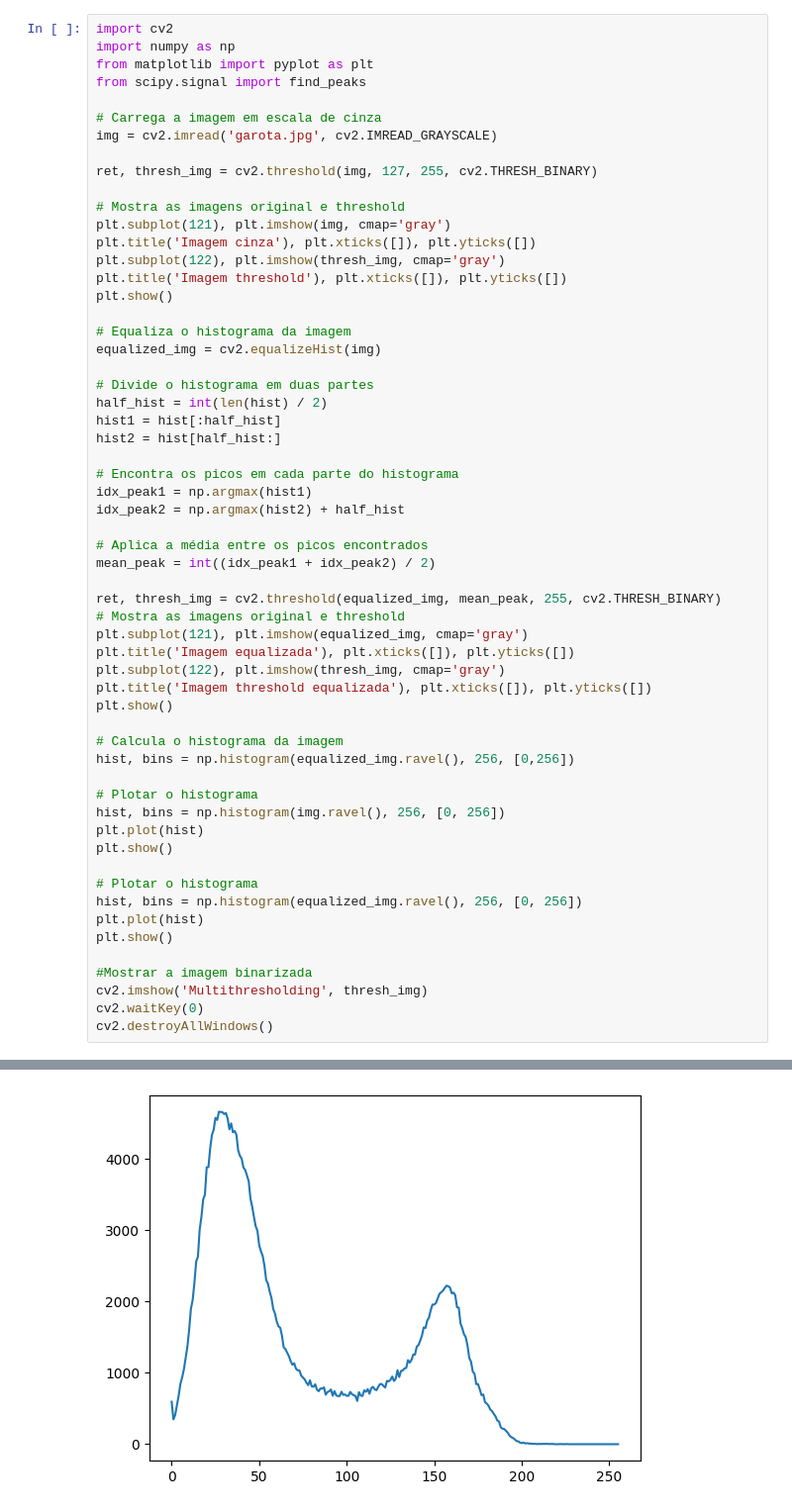
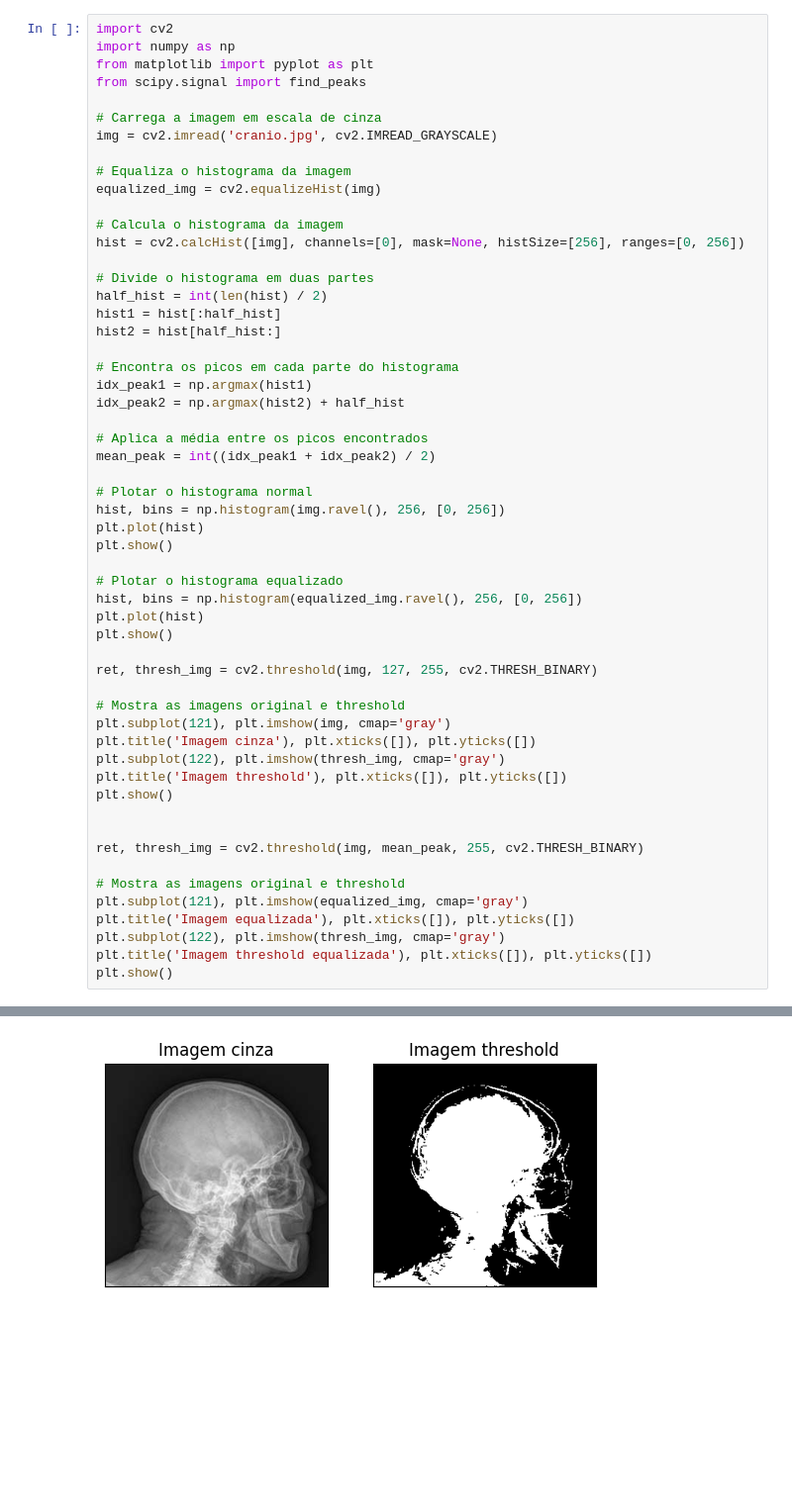
Before and after one commit to vods18/visao-computacional, a Jupyter notebook: workflow.ipynb, the cells around one changed output, grey strips where cells are left out. Shown at 99% size. Saved outputs shown, nothing was run; the diff lists cells and outputs as text; blank space fills up the shorter version.

```diff
--- a/workflow.ipynb
+++ b/workflow.ipynb
@@ -84,19 +29,13 @@ from matplotlib import pyplot as plt
 from scipy.signal import find_peaks
 
 # Carrega a imagem em escala de cinza
-img = cv2.imread('garota.jpg', cv2.IMREAD_GRAYSCALE)
-
-ret, thresh_img = cv2.threshold(img, 127, 255, cv2.THRESH_BINARY)
-
-# Mostra as imagens original e threshold
-plt.subplot(121), plt.imshow(img, cmap='gray')
-plt.title('Imagem cinza'), plt.xticks([]), plt.yticks([])
-plt.subplot(122), plt.imshow(thresh_img, cmap='gray')
-plt.title('Imagem threshold'), plt.xticks([]), plt.yticks([])
-plt.show()
+img = cv2.imread('cranio.jpg', cv2.IMREAD_GRAYSCALE)
 
 # Equaliza o histograma da imagem
 equalized_img = cv2.equalizeHist(img)
+
+# Calcula o histograma da imagem
+hist = cv2.calcHist([img], channels=[0], mask=None, histSize=[256], ranges=[0, 256])
 
 # Divide o histograma em duas partes
 half_hist = int(len(hist) / 2)
@@ -110,29 +49,32 @@ idx_peak2 = np.argmax(hist2) + half_hist
 # Aplica a média entre os picos encontrados
 mean_peak = int((idx_peak1 + idx_peak2) / 2)
 
-ret, thresh_img = cv2.threshold(equalized_img, mean_peak, 255, cv2.THRESH_BINARY)
+# Plotar o histograma normal
+hist, bins = np.histogram(img.ravel(), 256, [0, 256])
+plt.plot(hist)
+plt.show()
+
+# Plotar o histograma equalizado
+hist, bins = np.histogram(equalized_img.ravel(), 256, [0, 256])
+plt.plot(hist)
+plt.show()
+
+ret, thresh_img = cv2.threshold(img, 127, 255, cv2.THRESH_BINARY)
+
+# Mostra as imagens original e threshold
+plt.subplot(121), plt.imshow(img, cmap='gray')
+plt.title('Imagem cinza'), plt.xticks([]), plt.yticks([])
+plt.subplot(122), plt.imshow(thresh_img, cmap='gray')
+plt.title('Imagem threshold'), plt.xticks([]), plt.yticks([])
+plt.show()
+
+
+ret, thresh_img = cv2.threshold(img, mean_peak, 255, cv2.THRESH_BINARY)
+
 # Mostra as imagens original e threshold
 plt.subplot(121), plt.imshow(equalized_img, cmap='gray')
 plt.title('Imagem equalizada'), plt.xticks([]), plt.yticks([])
 plt.subplot(122), plt.imshow(thresh_img, cmap='gray')
 plt.title('Imagem threshold equalizada'), plt.xticks([]), plt.yticks([])
 plt.show()
-
-# Calcula o histograma da imagem
-hist, bins = np.histogram(equalized_img.ravel(), 256, [0,256])
-
-# Plotar o histograma
-hist, bins = np.histogram(img.ravel(), 256, [0, 256])
-plt.plot(hist)
-plt.show()
-
-# Plotar o histograma
-hist, bins = np.histogram(equalized_img.ravel(), 256, [0, 256])
-plt.plot(hist)
-plt.show()
-
-#Mostrar a imagem binarizada
-cv2.imshow('Multithresholding', thresh_img)
-cv2.waitKey(0)
-cv2.destroyAllWindows()
 # %% [output]
@@ -141 +83 @@ cv2.destroyAllWindows()
-[figure, old version]
+[figure, new version]
```
Also changed, not shown: parts of 6 cells of this notebook, 1 other file.
